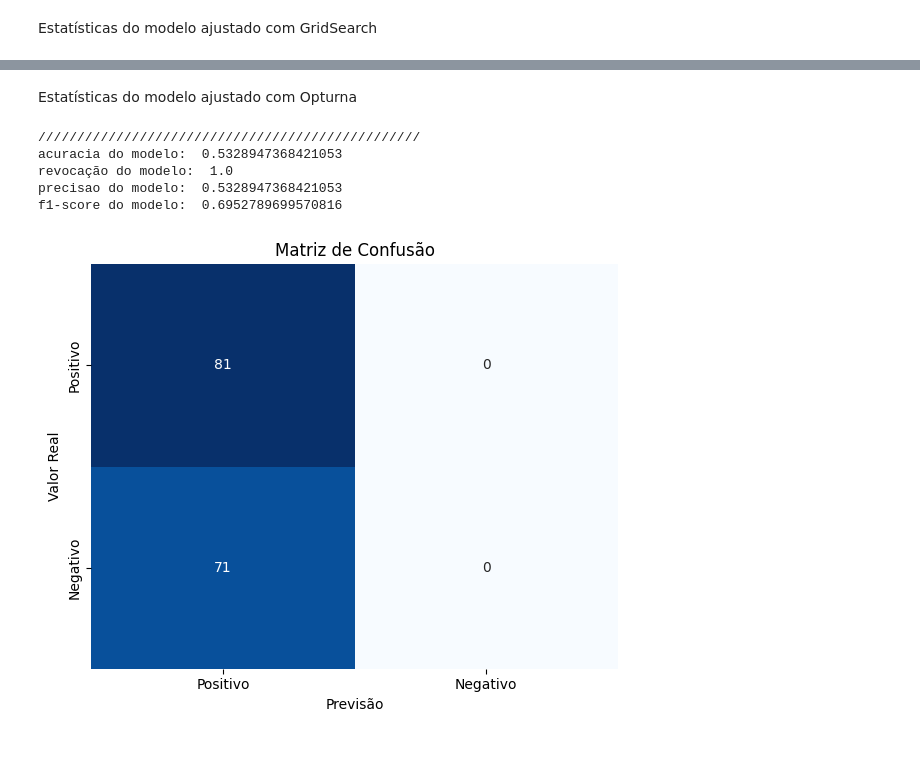
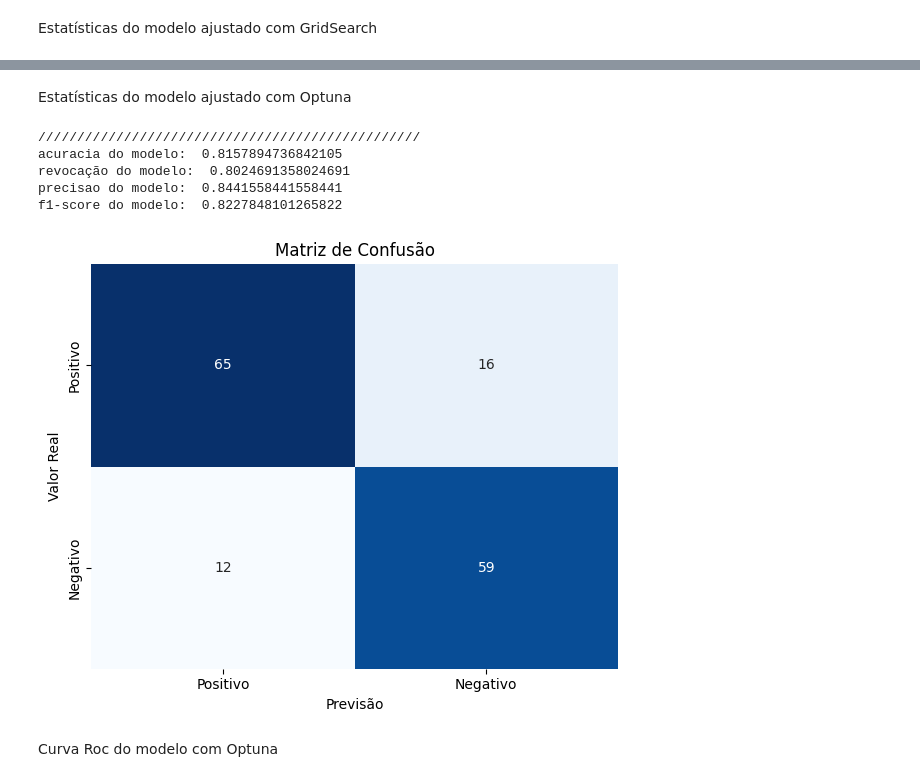
Before and after one commit to J0hnV1ct0r/Rpad, a Jupyter notebook: Classificação_tree_svm.ipynb, the cells around one changed output, grey strips where cells are left out. Drawn from its saved outputs; the diff is of its cells as text; code cells hidden in the pictures; blank space fills up the shorter version.

Commit message:
finalização da lista 5

```diff
--- a/Classificação_tree_svm.ipynb
+++ b/Classificação_tree_svm.ipynb
@@ -112,6 +149,6 @@ Modelo não ajustado
 # %%
 # Treinamento
-svm_rbf = SVC(kernel='rbf', C=1.0, gamma=2, random_state=42)
+svm_rbf = SVC(probability=True, kernel='rbf', C=1.0, gamma=2, random_state=42)
 svm_rbf.fit(norm_Trx, y_train)
 
 # Predição
@@ -257,0 +849,18 @@ best['C']
+# %%
+# Lista de parametros para o grid search
+param_grid = {
+    'max_deep': [1,2,3,4,5,6,7,8,9,10],
+    'min_samples': [1,2,3,4,5]
+}
+
+# Configurar o Grid Search com validação cruzada
+grid_search = GridSearchCV(
+    estimator=Decision_tree(),
+    param_grid=param_grid,
+    scoring='accuracy',       # Métrica para otimizar
+    cv=10,                    # Número de folds na validação cruzada
+    verbose=2,
+    n_jobs=-1
+)
+# %%
+grid_search.fit(norm_Trx, y_train)
@@ -259,11 +878,11 @@ best['C']
 Estatísticas do modelo ajustado com GridSearch
 # %%
 # Treinamento
-svm_rbf = SVC(kernel='rbf', C=32, gamma=0.125, random_state=42)
-svm_rbf.fit(norm_Trx, y_train)
+tree=Decision_tree(1,1)
+tree.fit(norm_Trx,y_train)
 
 # Predição
-y_pred = svm_rbf.predict(norm_Tsx)
+y_pred = tree.predict(norm_Tsx)
 
 TP = 0  # Verdadeiro Positivo
 FN = 0  # Falso Negativo
@@ -329,13 +1056,12 @@ f1-score do modelo:  0.8717948717948718
 # %% [markdown]
-Estatísticas do modelo ajustado com Opturna
+Estatísticas do modelo ajustado com Optuna
 # %%
 # Treinamento
-best=opturne.best_params
-svm_rbf = SVC(kernel='rbf', C=best['C'], gamma=best['gamma'], random_state=42)
-svm_rbf.fit(norm_Trx, y_train)
+tree=Decision_tree(10,5)
+tree.fit(norm_Trx,y_train)
 
 # Predição
-y_pred = svm_rbf.predict(norm_Tsx)
+y_pred = tree.predict(norm_Tsx)
 
 TP = 0  # Verdadeiro Positivo
 FN = 0  # Falso Negativo
@@ -366,35 +1092,37 @@ print("acuracia do modelo: ",acuracia)
 # Calculo da revocação
 revocacao = TP / (TP + FN)
 print("revocação do modelo: ",revocacao)
 
 # Calculando a precisão
 precisao = TP / (TP + FP)
 print("precisao do modelo: ",precisao)
 
 # Calculando f1-score
 f1_score = 2 * (precisao * revocacao) / (precisao + revocacao)
 print("f1-score do modelo: ",f1_score)
 
 # Criar o gráfico
 plt.figure(figsize=(6, 5))
 ax = sns.heatmap(matriz_confusao, annot=True, fmt="d", cmap="Blues", cbar=False)
 
 # Configurações do gráfico
 ax.set_title("Matriz de Confusão")
 ax.set_xlabel("Previsão")
 ax.set_ylabel("Valor Real")
 
 # Adicionando rótulos aos eixos
 ax.xaxis.set_ticklabels(["Positivo", "Negativo"])
 ax.yaxis.set_ticklabels(["Positivo", "Negativo"])
 
 # Exibir o gráfico
 plt.tight_layout()
 plt.show()
 # %% [output]
 /////////////////////////////////////////////////
-acuracia do modelo:  0.5328947368421053
-revocação do modelo:  1.0
-precisao do modelo:  0.5328947368421053
-f1-score do modelo:  0.6952789699570816
+acuracia do modelo:  0.8157894736842105
+revocação do modelo:  0.8024691358024691
+precisao do modelo:  0.8441558441558441
+f1-score do modelo:  0.8227848101265822
-[figure, old version]
+[figure, new version]
+# %% [markdown]
+Curva Roc do modelo com Optuna
```
Also changed, not shown: parts of 55 cells of this notebook, 1 other file.
